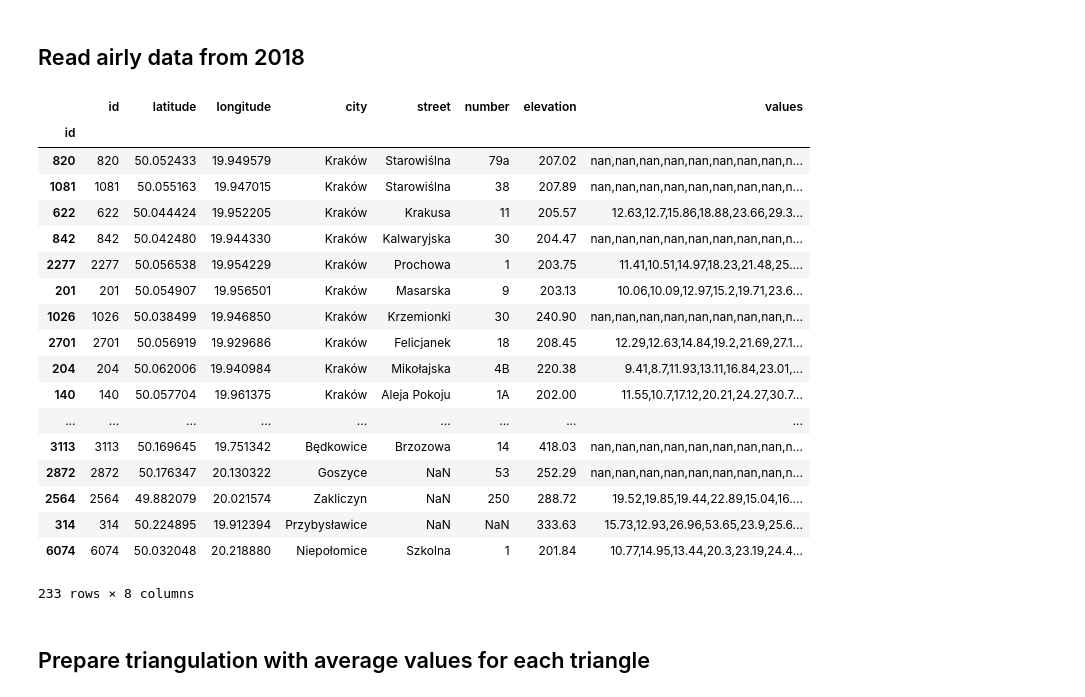
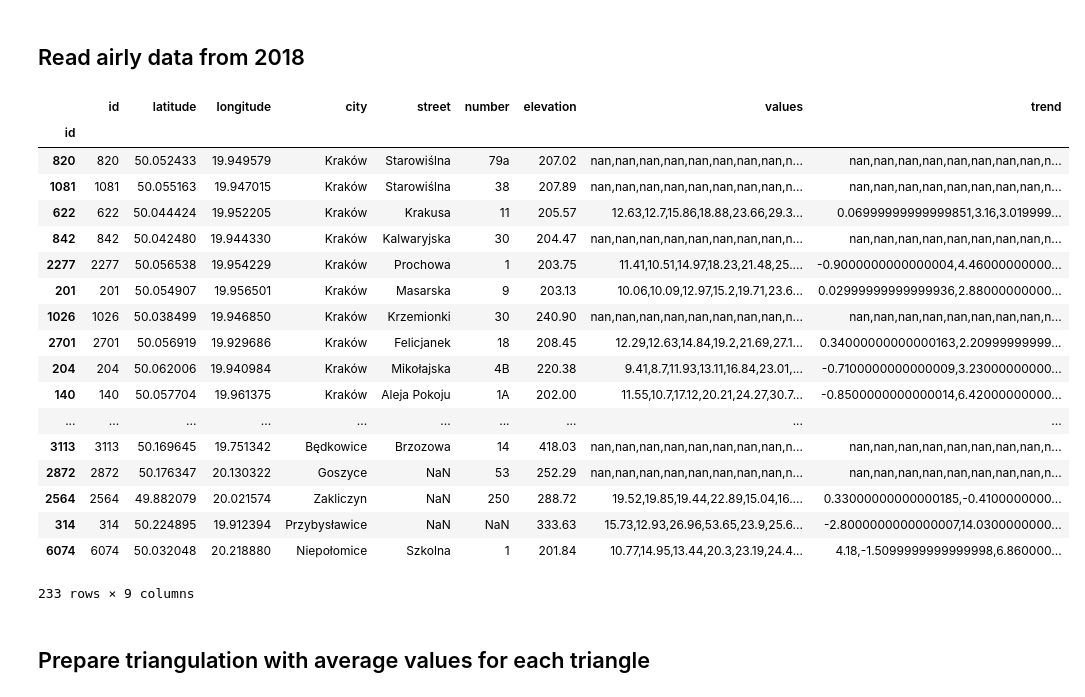
Before and after one commit to oswinoswin/airly_project, a Jupyter notebook: Plots.ipynb, the cells around one changed output. Drawn from its saved outputs; the diff is of its cells as text; code cells hidden in the pictures.

```diff
--- a/Plots.ipynb
+++ b/Plots.ipynb
@@ -24,41 +24,42 @@ def extract_data(data, device_num, start_date, end_date, parameter):
 # %%
 locations = pd.read_csv("data/location_const.csv")
 locations = locations[['id', 'latitude', 'longitude', 'city', 'street', 'number','elevation']]
 locations = locations.set_index('id', drop = False)
 airly_data_2018 = pd.read_csv("data/data_from_airly_api.csv")
 
 start_date = "2018-10-23T00:00:00"
 end_date = "2019-01-07T23:00:00"
 parameter = 'pm25'
 for loc in locations['id']:
     try:
         data = extract_data(airly_data_2018, loc, start_date, end_date, parameter)
         change = data['%s_%s' % (loc,parameter)]
         locations.loc[loc, 'values'] = ','.join(list(map(lambda x: str(x), change)))
+        locations.loc[loc, 'trend'] = ','.join(list(map(lambda x: str(x), np.diff(change))))
     except KeyError:
         locations = locations.drop(index=loc)
         continue
 locations
 # %% [output]
-|  | id | latitude | longitude | city | street | number | elevation | values |
-| id |  |  |  |  |  |  |  |  |
-| 820 | 820 | 50.052433 | 19.949579 | Kraków | Starowiślna | 79a | 207.02 | nan,nan,nan,nan,nan,nan,nan,nan,n... |
-| 1081 | 1081 | 50.055163 | 19.947015 | Kraków | Starowiślna | 38 | 207.89 | nan,nan,nan,nan,nan,nan,nan,nan,n... |
-| 622 | 622 | 50.044424 | 19.952205 | Kraków | Krakusa | 11 | 205.57 | 12.63,12.7,15.86,18.88,23.66,29.3... |
-| 842 | 842 | 50.042480 | 19.944330 | Kraków | Kalwaryjska | 30 | 204.47 | nan,nan,nan,nan,nan,nan,nan,nan,n... |
-| 2277 | 2277 | 50.056538 | 19.954229 | Kraków | Prochowa | 1 | 203.75 | 11.41,10.51,14.97,18.23,21.48,25.... |
-| 201 | 201 | 50.054907 | 19.956501 | Kraków | Masarska | 9 | 203.13 | 10.06,10.09,12.97,15.2,19.71,23.6... |
-| 1026 | 1026 | 50.038499 | 19.946850 | Kraków | Krzemionki | 30 | 240.90 | nan,nan,nan,nan,nan,nan,nan,nan,n... |
-| 2701 | 2701 | 50.056919 | 19.929686 | Kraków | Felicjanek | 18 | 208.45 | 12.29,12.63,14.84,19.2,21.69,27.1... |
-| 204 | 204 | 50.062006 | 19.940984 | Kraków | Mikołajska | 4B | 220.38 | 9.41,8.7,11.93,13.11,16.84,23.01,... |
-| 140 | 140 | 50.057704 | 19.961375 | Kraków | Aleja Pokoju | 1A | 202.00 | 11.55,10.7,17.12,20.21,24.27,30.7... |
-| ... | ... | ... | ... | ... | ... | ... | ... | ... |
-| 3113 | 3113 | 50.169645 | 19.751342 | Będkowice | Brzozowa | 14 | 418.03 | nan,nan,nan,nan,nan,nan,nan,nan,n... |
-| 2872 | 2872 | 50.176347 | 20.130322 | Goszyce | NaN | 53 | 252.29 | nan,nan,nan,nan,nan,nan,nan,nan,n... |
-| 2564 | 2564 | 49.882079 | 20.021574 | Zakliczyn | NaN | 250 | 288.72 | 19.52,19.85,19.44,22.89,15.04,16.... |
-| 314 | 314 | 50.224895 | 19.912394 | Przybysławice | NaN | NaN | 333.63 | 15.73,12.93,26.96,53.65,23.9,25.6... |
-| 6074 | 6074 | 50.032048 | 20.218880 | Niepołomice | Szkolna | 1 | 201.84 | 10.77,14.95,13.44,20.3,23.19,24.4... |
+|  | id | latitude | longitude | city | street | number | elevation | values | trend |
+| id |  |  |  |  |  |  |  |  |  |
+| 820 | 820 | 50.052433 | 19.949579 | Kraków | Starowiślna | 79a | 207.02 | nan,nan,nan,nan,nan,nan,nan,nan,n... | nan,nan,nan,nan,nan,nan,nan,nan,n... |
+| 1081 | 1081 | 50.055163 | 19.947015 | Kraków | Starowiślna | 38 | 207.89 | nan,nan,nan,nan,nan,nan,nan,nan,n... | nan,nan,nan,nan,nan,nan,nan,nan,n... |
+| 622 | 622 | 50.044424 | 19.952205 | Kraków | Krakusa | 11 | 205.57 | 12.63,12.7,15.86,18.88,23.66,29.3... | 0.06999999999999851,3.16,3.019999... |
+| 842 | 842 | 50.042480 | 19.944330 | Kraków | Kalwaryjska | 30 | 204.47 | nan,nan,nan,nan,nan,nan,nan,nan,n... | nan,nan,nan,nan,nan,nan,nan,nan,n... |
+| 2277 | 2277 | 50.056538 | 19.954229 | Kraków | Prochowa | 1 | 203.75 | 11.41,10.51,14.97,18.23,21.48,25.... | -0.9000000000000004,4.46000000000... |
+| 201 | 201 | 50.054907 | 19.956501 | Kraków | Masarska | 9 | 203.13 | 10.06,10.09,12.97,15.2,19.71,23.6... | 0.02999999999999936,2.88000000000... |
+| 1026 | 1026 | 50.038499 | 19.946850 | Kraków | Krzemionki | 30 | 240.90 | nan,nan,nan,nan,nan,nan,nan,nan,n... | nan,nan,nan,nan,nan,nan,nan,nan,n... |
+| 2701 | 2701 | 50.056919 | 19.929686 | Kraków | Felicjanek | 18 | 208.45 | 12.29,12.63,14.84,19.2,21.69,27.1... | 0.34000000000000163,2.20999999999... |
+| 204 | 204 | 50.062006 | 19.940984 | Kraków | Mikołajska | 4B | 220.38 | 9.41,8.7,11.93,13.11,16.84,23.01,... | -0.7100000000000009,3.23000000000... |
+| 140 | 140 | 50.057704 | 19.961375 | Kraków | Aleja Pokoju | 1A | 202.00 | 11.55,10.7,17.12,20.21,24.27,30.7... | -0.8500000000000014,6.42000000000... |
+| ... | ... | ... | ... | ... | ... | ... | ... | ... | ... |
+| 3113 | 3113 | 50.169645 | 19.751342 | Będkowice | Brzozowa | 14 | 418.03 | nan,nan,nan,nan,nan,nan,nan,nan,n... | nan,nan,nan,nan,nan,nan,nan,nan,n... |
+| 2872 | 2872 | 50.176347 | 20.130322 | Goszyce | NaN | 53 | 252.29 | nan,nan,nan,nan,nan,nan,nan,nan,n... | nan,nan,nan,nan,nan,nan,nan,nan,n... |
+| 2564 | 2564 | 49.882079 | 20.021574 | Zakliczyn | NaN | 250 | 288.72 | 19.52,19.85,19.44,22.89,15.04,16.... | 0.33000000000000185,-0.4100000000... |
+| 314 | 314 | 50.224895 | 19.912394 | Przybysławice | NaN | NaN | 333.63 | 15.73,12.93,26.96,53.65,23.9,25.6... | -2.8000000000000007,14.0300000000... |
+| 6074 | 6074 | 50.032048 | 20.218880 | Niepołomice | Szkolna | 1 | 201.84 | 10.77,14.95,13.44,20.3,23.19,24.4... | 4.18,-1.5099999999999998,6.860000... |
-233 rows × 8 columns
+233 rows × 9 columns
 # %% [markdown]
 ## Prepare triangulation with average values for each triangle
 # %%
```
Also changed, not shown: parts of 10 cells of this notebook, 1 other file.
